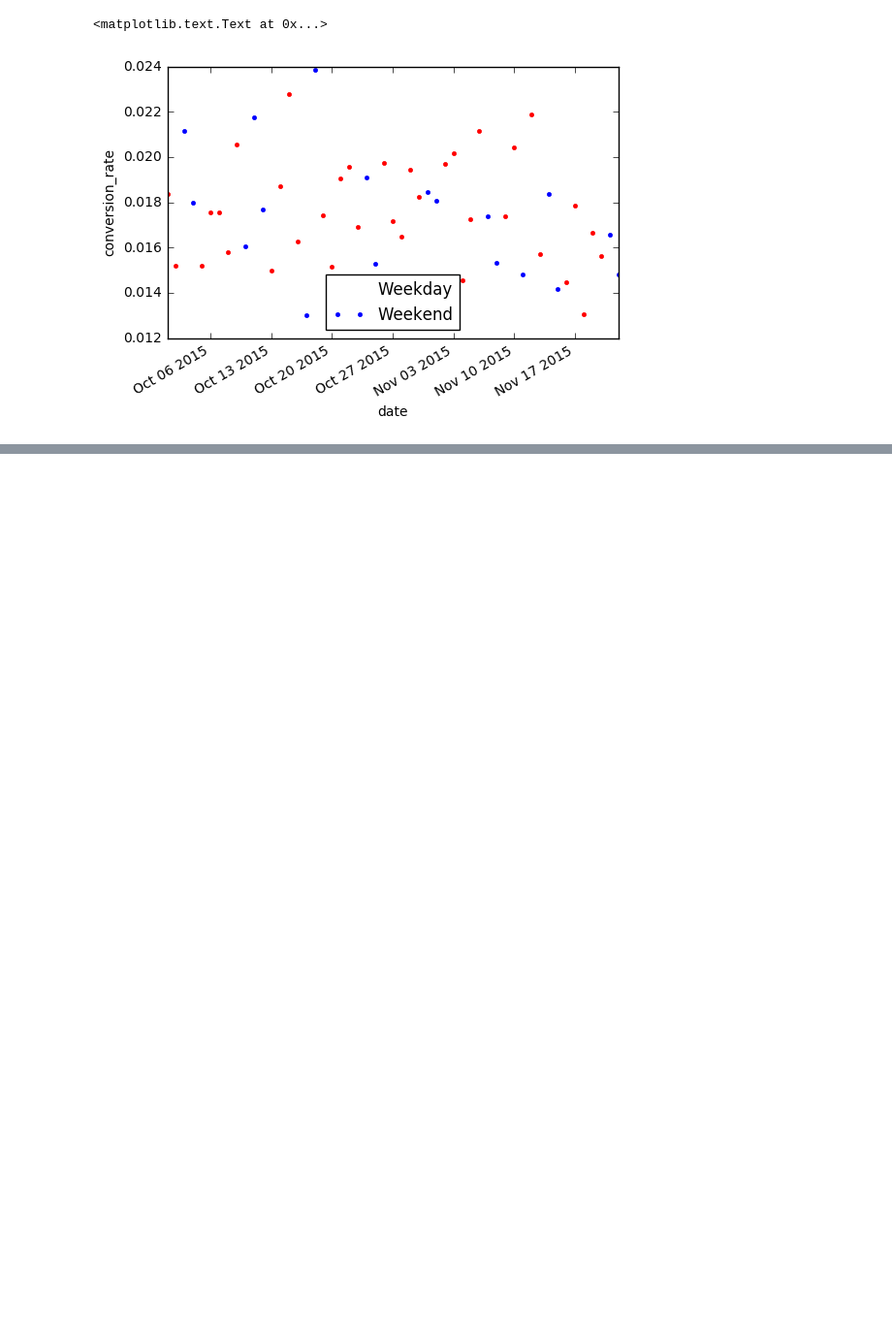
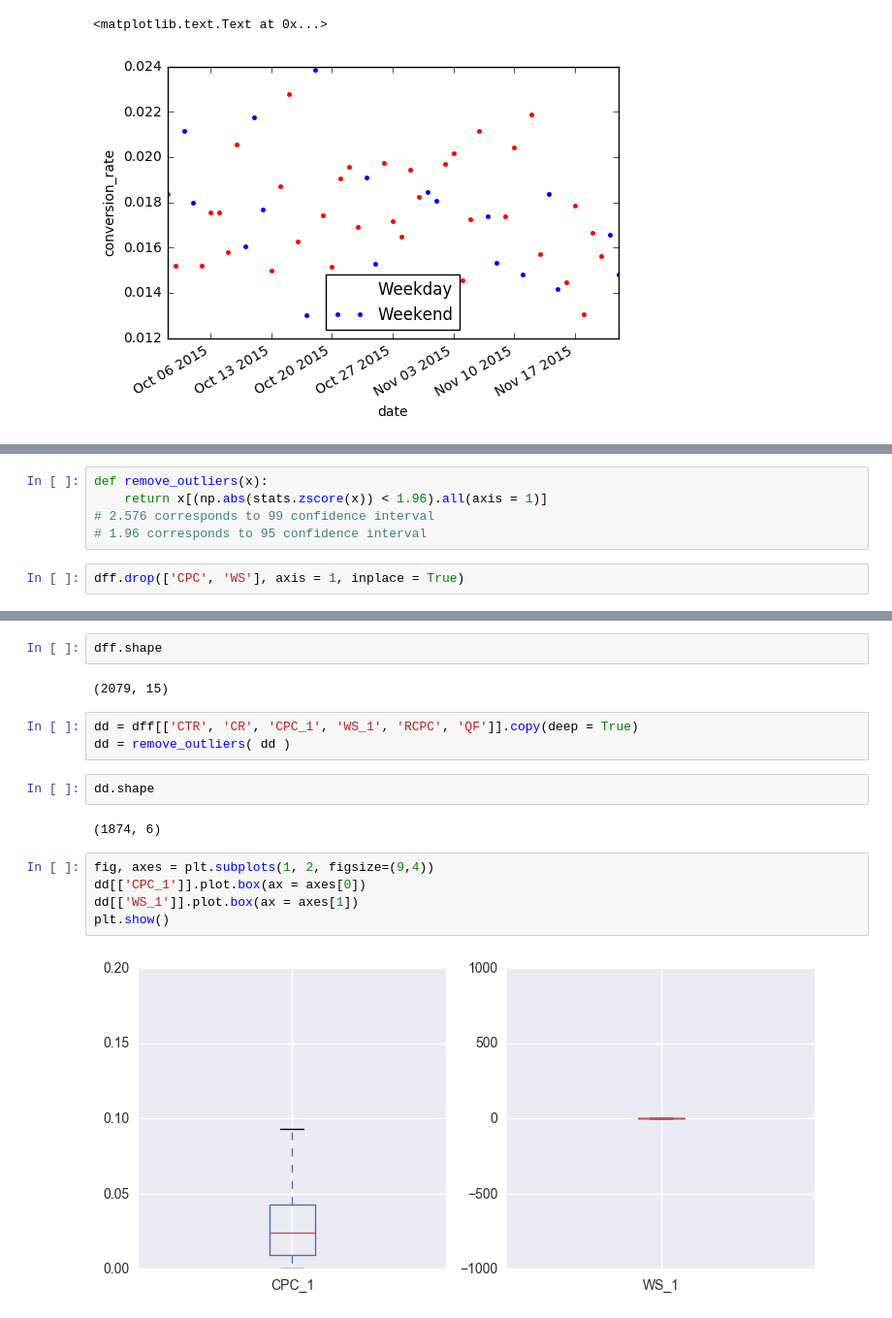
Before and after one commit to pappakrishnan/Ads-Analysis, a Jupyter notebook: Ads Analysis.ipynb, the cells around one changed output, grey strips where cells are left out. Shown at 97% size. Cells and saved outputs as stored; diff of their text form; blank space fills up the shorter version.

```diff
--- a/Ads Analysis.ipynb
+++ b/Ads Analysis.ipynb
@@ -629,0 +675,7 @@ Parameters required for calculating p-value and 1-power:
+# %%
+def remove_outliers(x):
+    return x[(np.abs(stats.zscore(x)) < 1.96).all(axis = 1)]
+# 2.576 corresponds to 99 confidence interval
+# 1.96 corresponds to 95 confidence interval
+# %%
+dff.drop(['CPC', 'WS'], axis = 1, inplace = True)
@@ -629,0 +691,18 @@ Parameters required for calculating p-value and 1-power:
+# %%
+dff.shape
+# %% [output]
+(2079, 15)
+# %%
+dd = dff[['CTR', 'CR', 'CPC_1', 'WS_1', 'RCPC', 'QF']].copy(deep = True)
+dd = remove_outliers( dd )
+# %%
+dd.shape
+# %% [output]
+(1874, 6)
+# %%
+fig, axes = plt.subplots(1, 2, figsize=(9,4))
+dd[['CPC_1']].plot.box(ax = axes[0])
+dd[['WS_1']].plot.box(ax = axes[1])
+plt.show()
+# %% [output]
+[figure, added]
```
Also changed, not shown: parts of 106 cells of this notebook.
